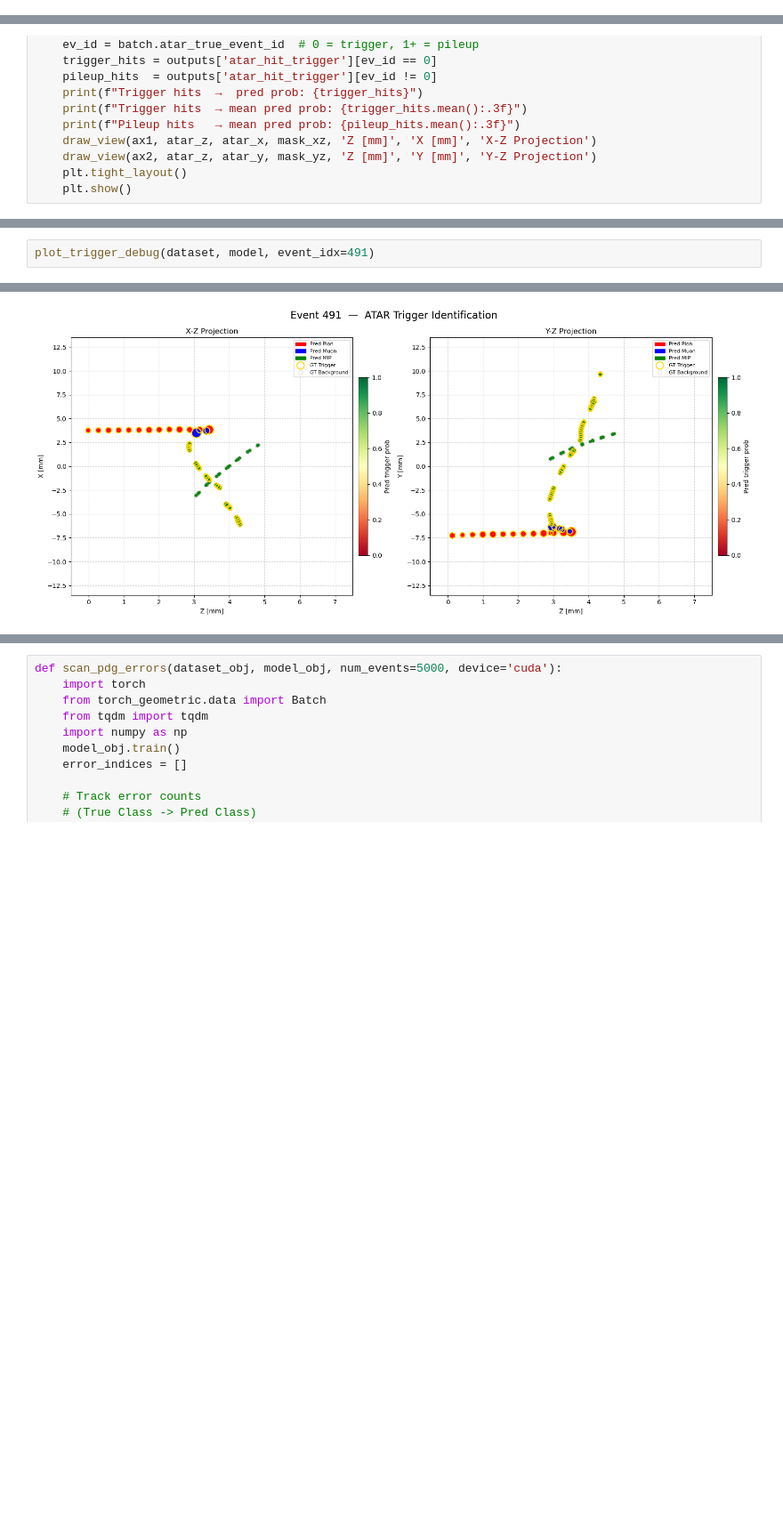
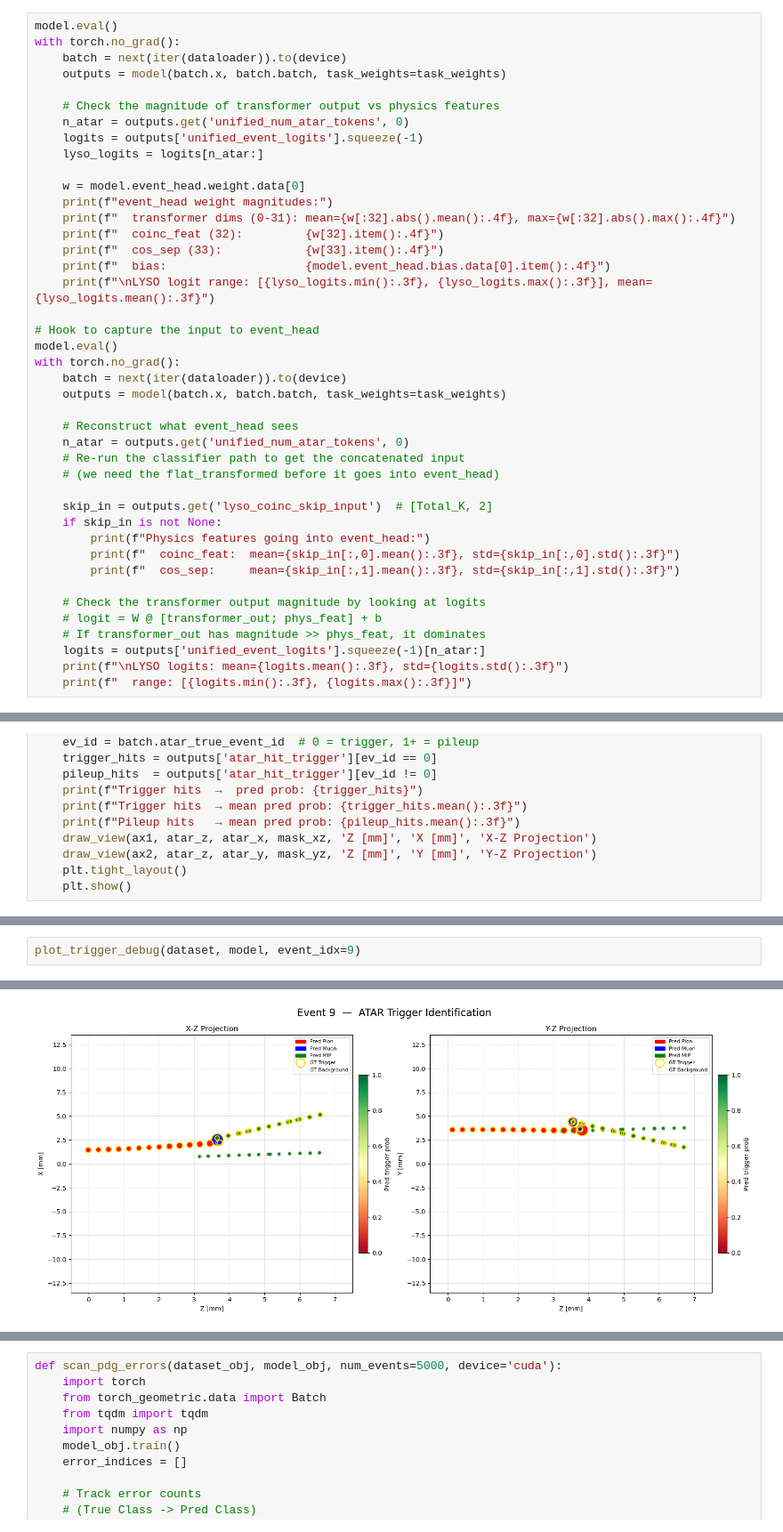
Before and after one commit to omarbeesley/pioneerML, a Jupyter notebook: unified_reco/train_pipeline.ipynb, the cells around one changed output, grey strips where cells are left out. Shown at 89% size. Drawn from its saved outputs; the diff is of its cells as text; blank space fills up the shorter version.

```diff
--- a/unified_reco/train_pipeline.ipynb
+++ b/unified_reco/train_pipeline.ipynb
@@ -766,0 +1800,42 @@ Compile with `TORCH_USE_CUDA_DSA` to enable device-side assertions.
+# %%
+model.eval()
+with torch.no_grad():
+    batch = next(iter(dataloader)).to(device)
+    outputs = model(batch.x, batch.batch, task_weights=task_weights)
+
+    # Check the magnitude of transformer output vs physics features
+    n_atar = outputs.get('unified_num_atar_tokens', 0)
+    logits = outputs['unified_event_logits'].squeeze(-1)
+    lyso_logits = logits[n_atar:]
+
+    w = model.event_head.weight.data[0]
+    print(f"event_head weight magnitudes:")
+    print(f"  transformer dims (0-31): mean={w[:32].abs().mean():.4f}, max={w[:32].abs().max():.4f}")
+    print(f"  coinc_feat (32):         {w[32].item():.4f}")
+    print(f"  cos_sep (33):            {w[33].item():.4f}")
+    print(f"  bias:                    {model.event_head.bias.data[0].item():.4f}")
+    print(f"\nLYSO logit range: [{lyso_logits.min():.3f}, {lyso_logits.max():.3f}], mean={lyso_logits.mean():.3f}")
+
+# Hook to capture the input to event_head
+model.eval()
+with torch.no_grad():
+    batch = next(iter(dataloader)).to(device)
+    outputs = model(batch.x, batch.batch, task_weights=task_weights)
+
+    # Reconstruct what event_head sees
+    n_atar = outputs.get('unified_num_atar_tokens', 0)
+    # Re-run the classifier path to get the concatenated input
+    # (we need the flat_transformed before it goes into event_head)
+
+    skip_in = outputs.get('lyso_coinc_skip_input')  # [Total_K, 2]
+    if skip_in is not None:
+        print(f"Physics features going into event_head:")
+        print(f"  coinc_feat:  mean={skip_in[:,0].mean():.3f}, std={skip_in[:,0].std():.3f}")
+        print(f"  cos_sep:     mean={skip_in[:,1].mean():.3f}, std={skip_in[:,1].std():.3f}")
+
+    # Check the transformer output magnitude by looking at logits
+    # logit = W @ [transformer_out; phys_feat] + b
+    # If transformer_out has magnitude >> phys_feat, it dominates
+    logits = outputs['unified_event_logits'].squeeze(-1)[n_atar:]
+    print(f"\nLYSO logits: mean={logits.mean():.3f}, std={logits.std():.3f}")
+    print(f"  range: [{logits.min():.3f}, {logits.max():.3f}]")
@@ -1599,3 +4655,3 @@ plot_endpoints_debug(dataset, model, event_idx=491)
 # %%
-plot_trigger_debug(dataset, model, event_idx=491)
+plot_trigger_debug(dataset, model, event_idx=9)
 # %% [output]
@@ -1614,6 +4662,6 @@ Trigger hits  →  pred prob: tensor([1., 1., 1., 1., 1., 1., 1., 1., 1., 1., 1.
 Trigger hits  → mean pred prob: 1.000
 Pileup hits   → mean pred prob: 1.000
-[figure, old version]
+[figure, new version]
 # %%
 def investigate_pdg_at_index(dataset_obj, model_obj, event_idx=0, device='cuda'):
     import matplotlib.pyplot as plt
```
Also changed, not shown: parts of 62 cells of this notebook, 10 other files.
